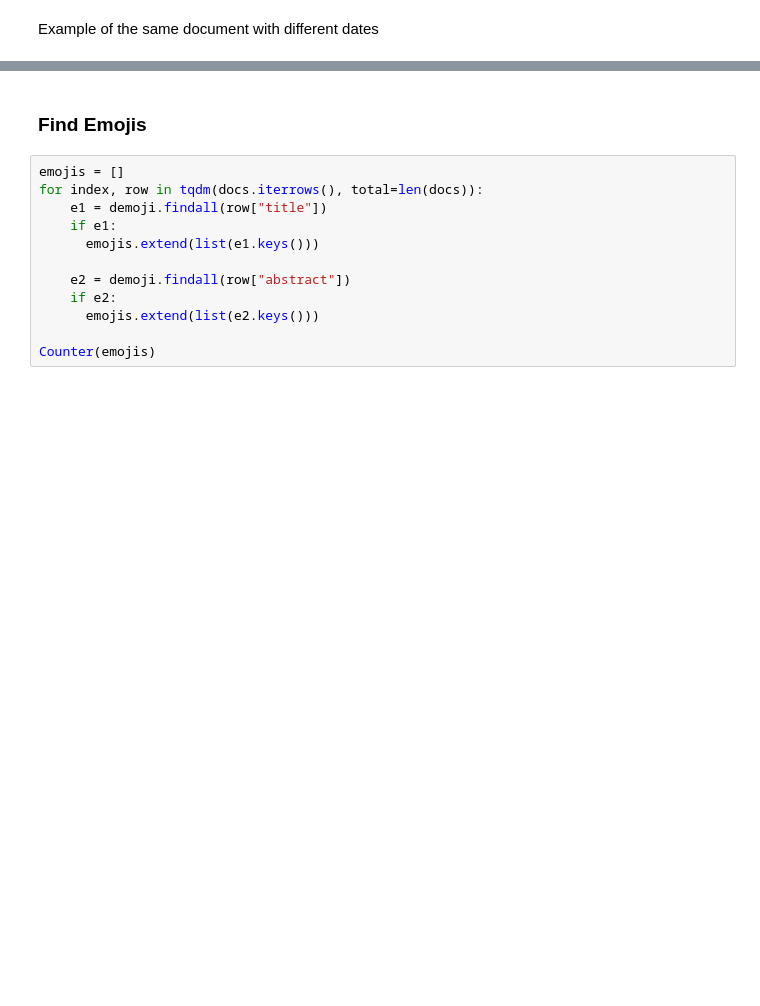
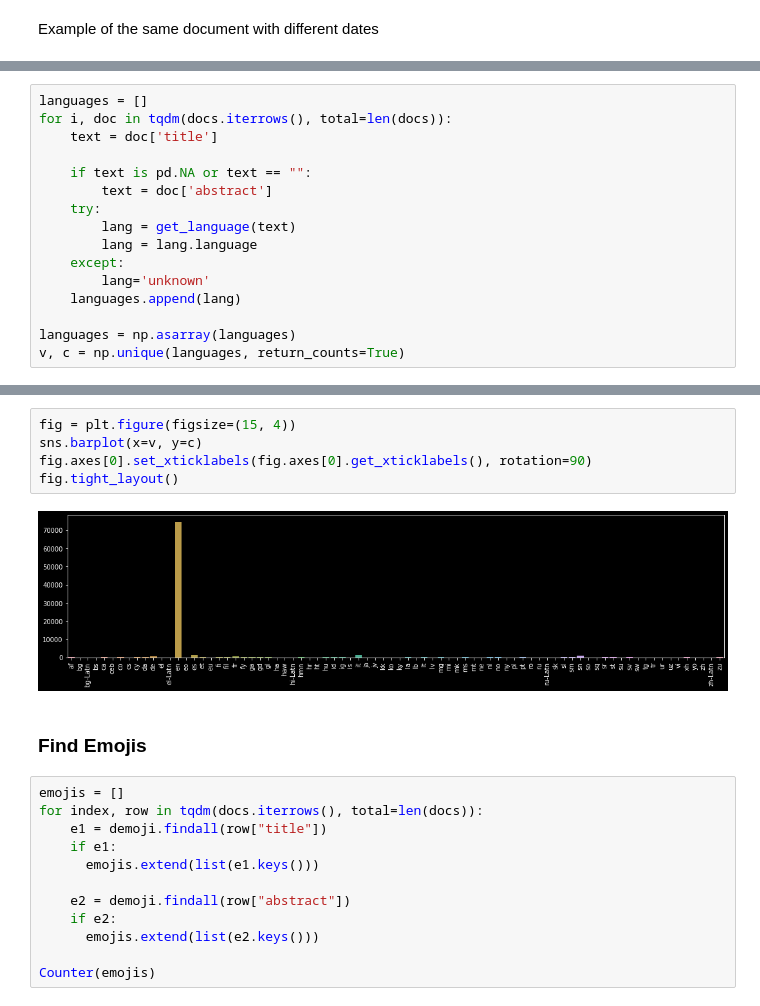
Before and after one commit to saiteki-kai/ir-covid, a Jupyter notebook: IR_Covid.ipynb, the cells around one changed output, grey strips where cells are left out. Saved outputs shown, nothing was run; the diff lists cells and outputs as text; blank space fills up the shorter version.

Commit message:
add language detection

```diff
--- a/IR_Covid.ipynb
+++ b/IR_Covid.ipynb
@@ -222,0 +227,16 @@ docs[docs['doc_id'] == "0fbmelx0"]
+# %%
+languages = []
+for i, doc in tqdm(docs.iterrows(), total=len(docs)):
+    text = doc['title']
+
+    if text is pd.NA or text == "":
+        text = doc['abstract']
+    try:
+        lang = get_language(text)
+        lang = lang.language
+    except:
+        lang='unknown'
+    languages.append(lang)
+
+languages = np.asarray(languages)
+v, c = np.unique(languages, return_counts=True)
@@ -223,3 +266,10 @@ docs[docs['doc_id'] == "0fbmelx0"]
+# %%
+fig = plt.figure(figsize=(15, 4))
+sns.barplot(x=v, y=c)
+fig.axes[0].set_xticklabels(fig.axes[0].get_xticklabels(), rotation=90)
+fig.tight_layout()
+# %% [output]
+[figure, added]
 # %% [markdown]
 ### Find Emojis
 # %%
```
Also changed, not shown: parts of 11 cells of this notebook.
